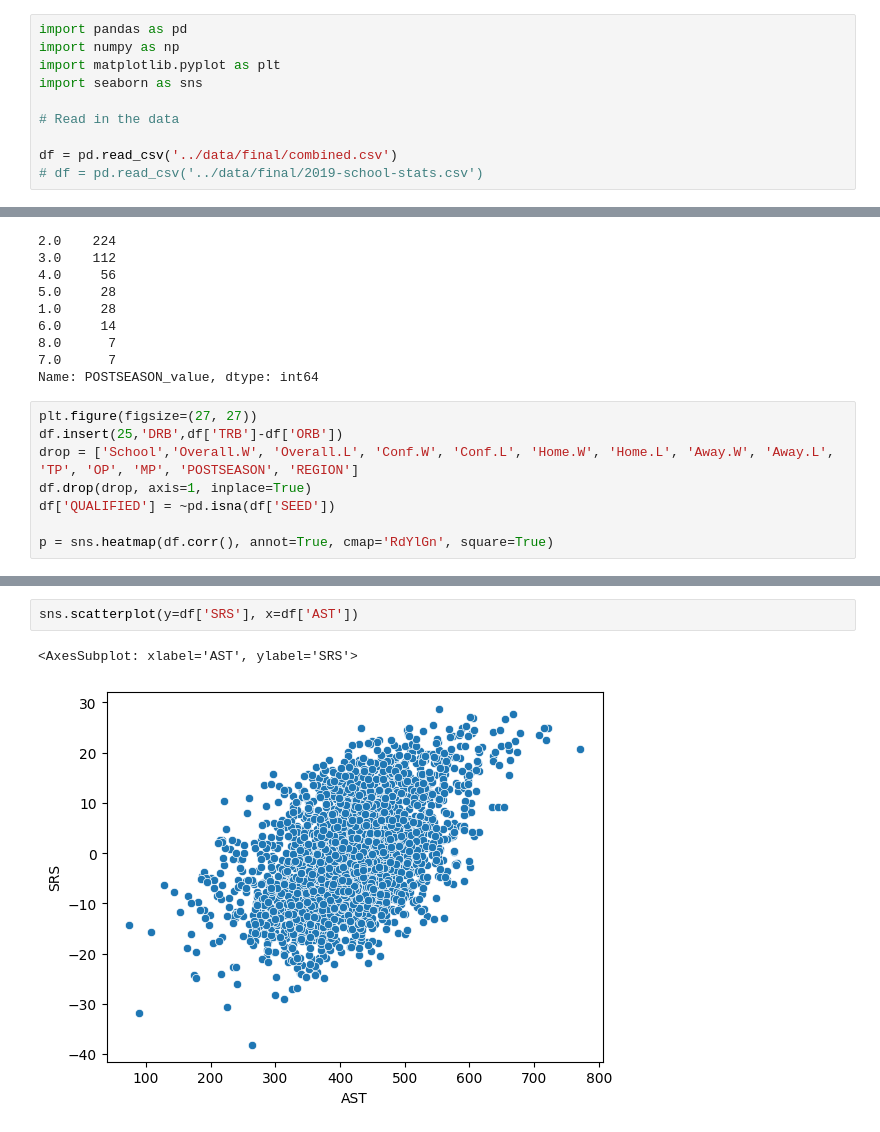
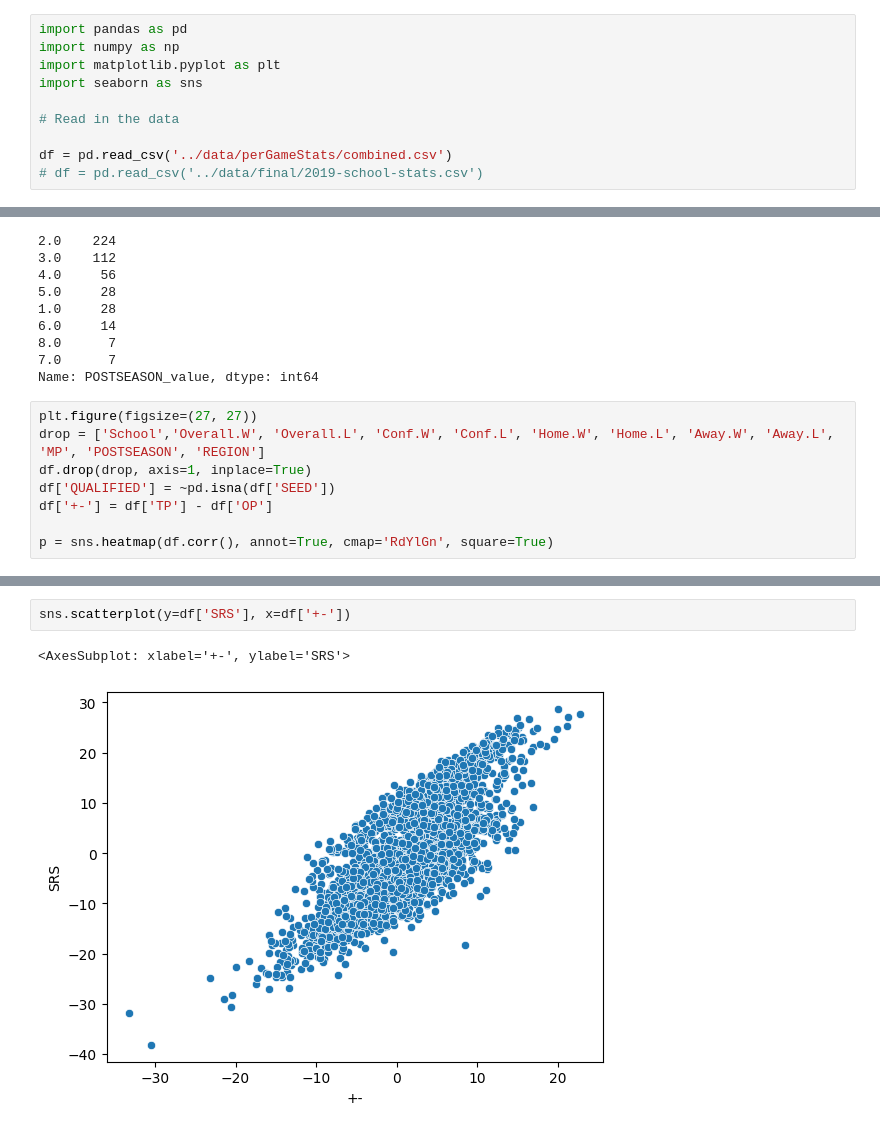
Before and after one commit to KarloBorovcak/March_Madness_prediction, a Jupyter notebook: notebooks/dataAnalysis.ipynb, the cells around one changed output, grey strips where cells are left out. Drawn from its saved outputs; the diff is of its cells as text.

```diff
--- a/notebooks/dataAnalysis.ipynb
+++ b/notebooks/dataAnalysis.ipynb
@@ -6,7 +6,7 @@ import seaborn as sns
 
 # Read in the data
 
-df = pd.read_csv('../data/final/combined.csv')
+df = pd.read_csv('../data/perGameStats/combined.csv')
 # df = pd.read_csv('../data/final/2019-school-stats.csv')
 # %%
 # df.sample(5)
@@ -37,9 +37,9 @@ df['POSTSEASON_value'].value_counts()
 Name: POSTSEASON_value, dtype: int64
 # %%
 plt.figure(figsize=(27, 27))
-df.insert(25,'DRB',df['TRB']-df['ORB'])
-drop = ['School','Overall.W', 'Overall.L', 'Conf.W', 'Conf.L', 'Home.W', 'Home.L', 'Away.W', 'Away.L', 'TP', 'OP', 'MP', 'POSTSEASON', 'REGION']
+drop = ['School','Overall.W', 'Overall.L', 'Conf.W', 'Conf.L', 'Home.W', 'Home.L', 'Away.W', 'Away.L', 'MP', 'POSTSEASON', 'REGION']
 df.drop(drop, axis=1, inplace=True)
 df['QUALIFIED'] = ~pd.isna(df['SEED'])
+df['+-'] = df['TP'] - df['OP']
 
 p = sns.heatmap(df.corr(), annot=True, cmap='RdYlGn', square=True)
@@ -65,7 +67,7 @@ SEED               -5.894139e-01
 QUALIFIED                    NaN
 Name: POSTSEASON_value, dtype: float64
 # %%
-sns.scatterplot(y=df['SRS'], x=df['AST'])
+sns.scatterplot(y=df['SRS'], x=df['+-'])
 # %% [output]
-<AxesSubplot: xlabel='AST', ylabel='SRS'>
+<AxesSubplot: xlabel='+-', ylabel='SRS'>
-[figure, old version]
+[figure, new version]
```
Also changed, not shown: parts of 2 cells of this notebook, 2 other files.
